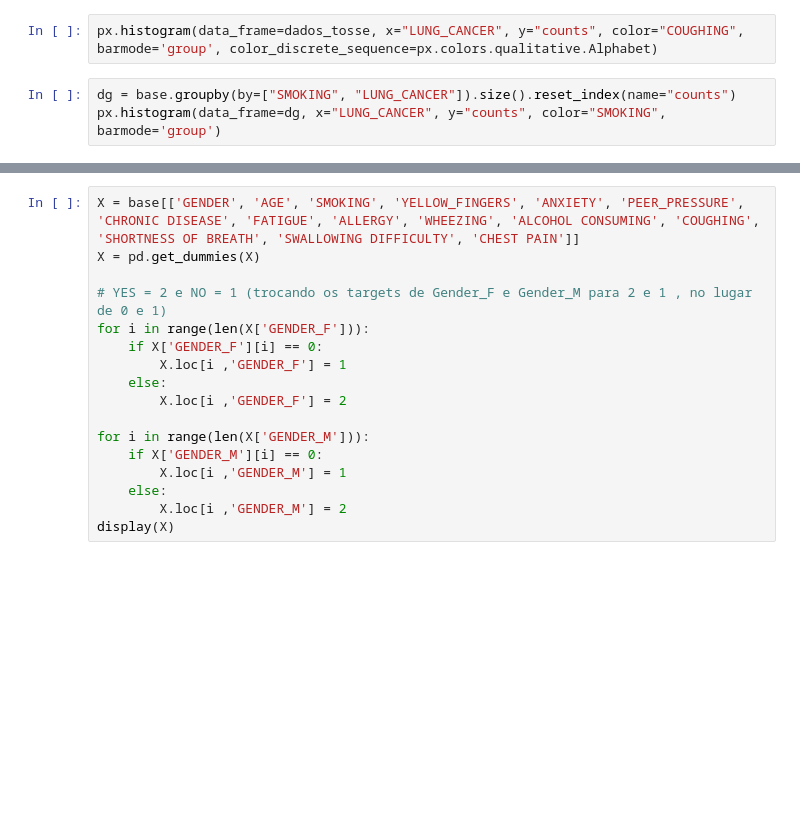
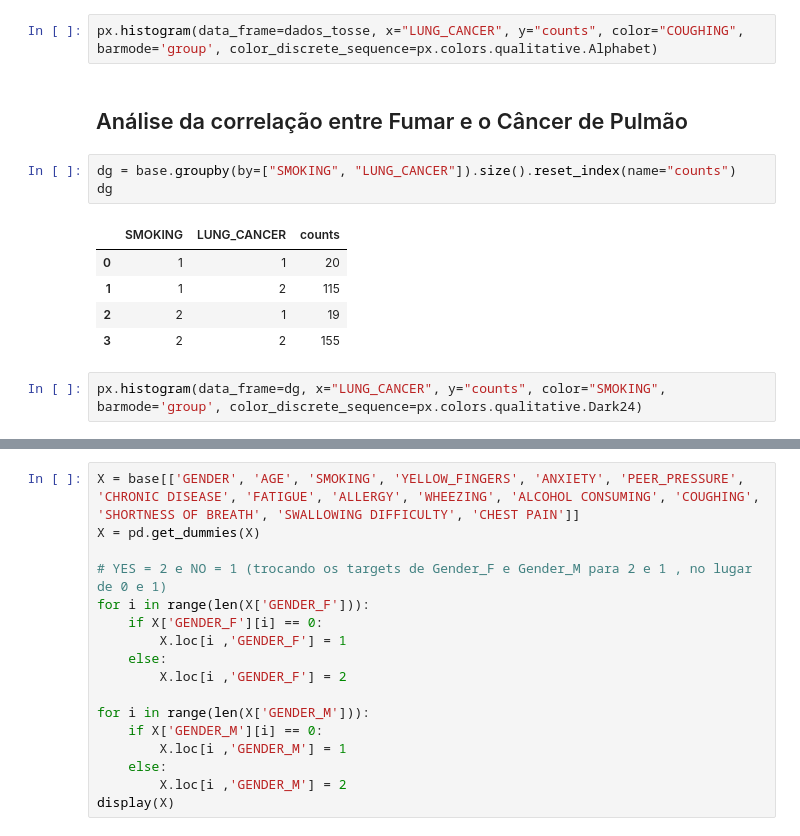
Before and after one commit to insper-classroom/predicao_cancer_pulmao, a Jupyter notebook: Base de dados.ipynb, the cells around one changed output, grey strips where cells are left out. Cells and saved outputs as stored; diff of their text form; blank space fills up the shorter version.

```diff
--- a/Base de dados.ipynb
+++ b/Base de dados.ipynb
@@ -310,6 +325,16 @@ dados_tosse
 | 3 | 2 | 2 | 169 |
 # %%
 px.histogram(data_frame=dados_tosse, x="LUNG_CANCER", y="counts", color="COUGHING", barmode='group', color_discrete_sequence=px.colors.qualitative.Alphabet)
+# %% [markdown]
+## Análise da correlação entre Fumar e o Câncer de Pulmão
+# %%
+dg = base.groupby(by=["SMOKING", "LUNG_CANCER"]).size().reset_index(name="counts")
+dg
+# %% [output]
+|  | SMOKING | LUNG_CANCER | counts |
+| 0 | 1 | 1 | 20 |
+| 1 | 1 | 2 | 115 |
+| 2 | 2 | 1 | 19 |
+| 3 | 2 | 2 | 155 |
 # %%
-dg = base.groupby(by=["SMOKING", "LUNG_CANCER"]).size().reset_index(name="counts")
-px.histogram(data_frame=dg, x="LUNG_CANCER", y="counts", color="SMOKING", barmode='group')
+px.histogram(data_frame=dg, x="LUNG_CANCER", y="counts", color="SMOKING", barmode='group', color_discrete_sequence=px.colors.qualitative.Dark24)
```
Also changed, not shown: parts of 22 cells of this notebook.
